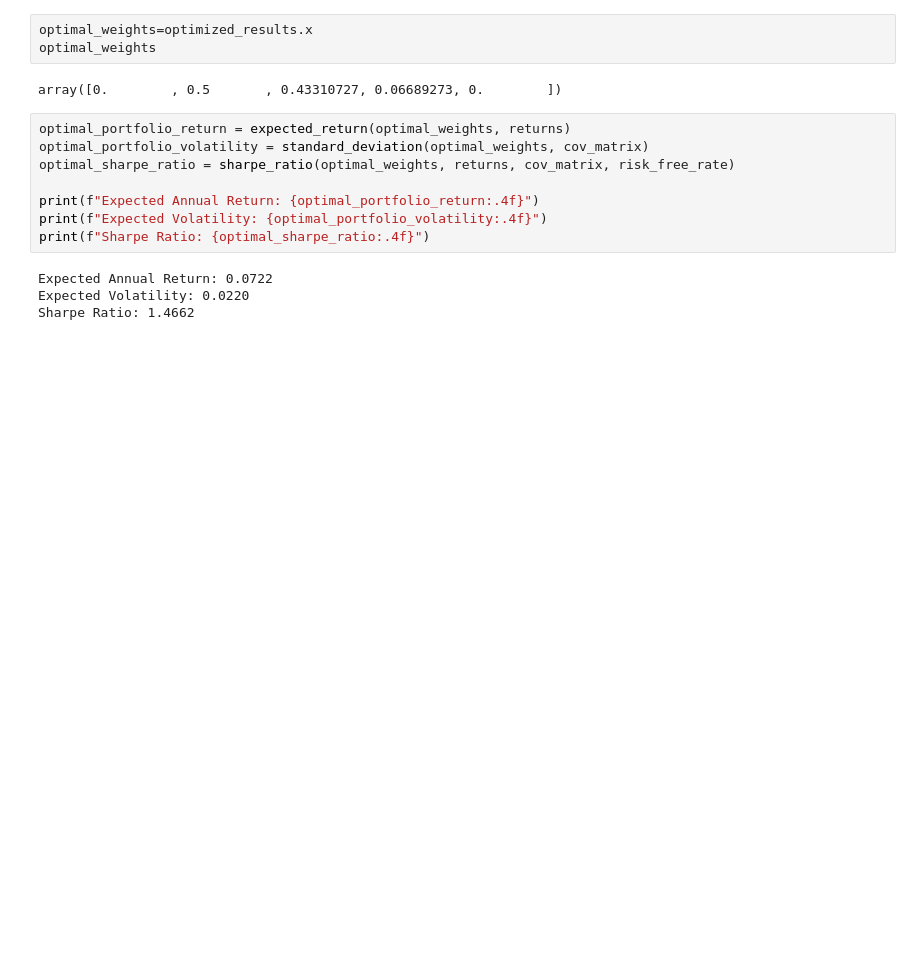
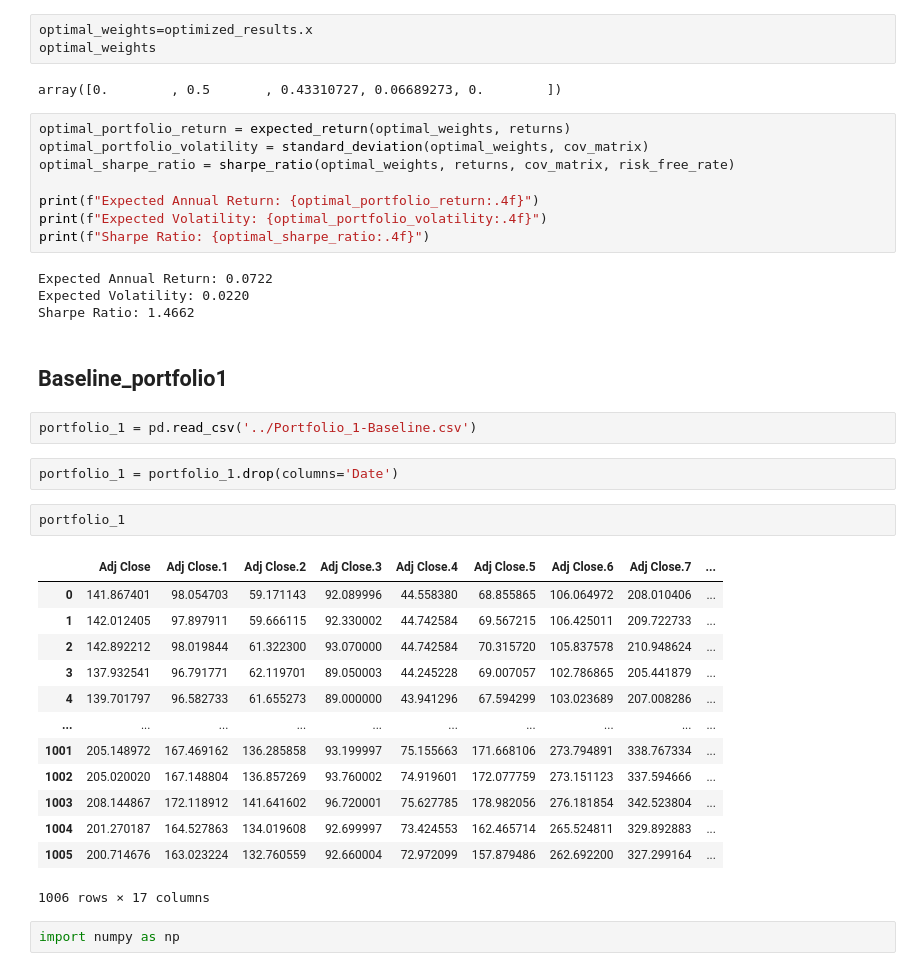
Before and after one commit to Saminho44/FolioWise-project, a Jupyter notebook: Notebooks /Baseline_portfolio.ipynb, the cells around one changed output. Cells and saved outputs as stored; diff of their text form; blank space fills up the shorter version.

Commit message:
Notebooks and their py files for Final Portfolios (2)

```diff
--- a/Notebooks /Baseline_portfolio.ipynb
+++ b/Notebooks /Baseline_portfolio.ipynb
@@ -349,3 +351,27 @@ print(f"Sharpe Ratio: {optimal_sharpe_ratio:.4f}")
 Expected Annual Return: 0.0722
 Expected Volatility: 0.0220
 Sharpe Ratio: 1.4662
+# %% [markdown]
+## Baseline_portfolio1
+# %%
+portfolio_1 = pd.read_csv('../Portfolio_1-Baseline.csv')
+# %%
+portfolio_1 = portfolio_1.drop(columns='Date')
+# %%
+portfolio_1
+# %% [output]
+|  | Adj Close | Adj Close.1 | Adj Close.2 | Adj Close.3 | Adj Close.4 | Adj Close.5 | Adj Close.6 | Adj Close.7 | ... |
+| 0 | 141.867401 | 98.054703 | 59.171143 | 92.089996 | 44.558380 | 68.855865 | 106.064972 | 208.010406 | ... |
+| 1 | 142.012405 | 97.897911 | 59.666115 | 92.330002 | 44.742584 | 69.567215 | 106.425011 | 209.722733 | ... |
+| 2 | 142.892212 | 98.019844 | 61.322300 | 93.070000 | 44.742584 | 70.315720 | 105.837578 | 210.948624 | ... |
+| 3 | 137.932541 | 96.791771 | 62.119701 | 89.050003 | 44.245228 | 69.007057 | 102.786865 | 205.441879 | ... |
+| 4 | 139.701797 | 96.582733 | 61.655273 | 89.000000 | 43.941296 | 67.594299 | 103.023689 | 207.008286 | ... |
+| ... | ... | ... | ... | ... | ... | ... | ... | ... | ... |
+| 1001 | 205.148972 | 167.469162 | 136.285858 | 93.199997 | 75.155663 | 171.668106 | 273.794891 | 338.767334 | ... |
+| 1002 | 205.020020 | 167.148804 | 136.857269 | 93.760002 | 74.919601 | 172.077759 | 273.151123 | 337.594666 | ... |
+| 1003 | 208.144867 | 172.118912 | 141.641602 | 96.720001 | 75.627785 | 178.982056 | 276.181854 | 342.523804 | ... |
+| 1004 | 201.270187 | 164.527863 | 134.019608 | 92.699997 | 73.424553 | 162.465714 | 265.524811 | 329.892883 | ... |
+| 1005 | 200.714676 | 163.023224 | 132.760559 | 92.660004 | 72.972099 | 157.879486 | 262.692200 | 327.299164 | ... |
+1006 rows × 17 columns
+# %%
+import numpy as np
```
Also changed, not shown: parts of 16 cells of this notebook, 12 other files.
